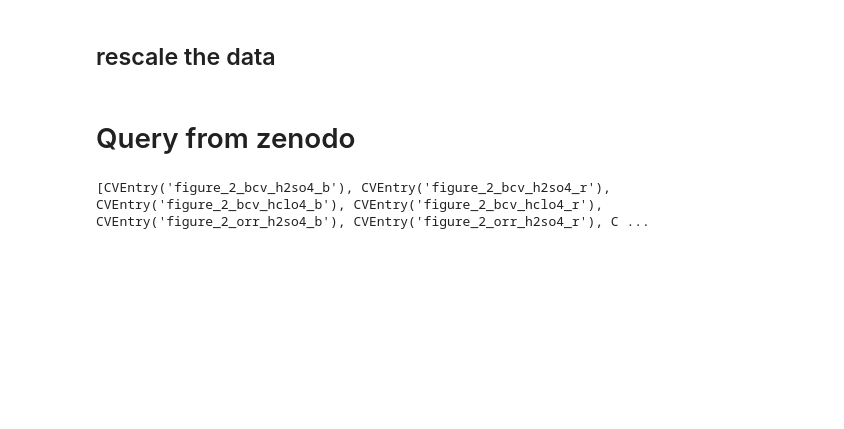
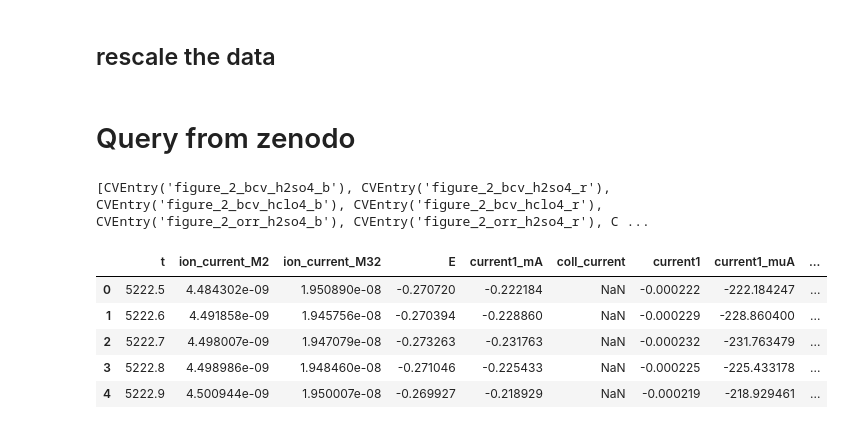
Before and after one commit to DunklesArchipel/ORR_on_Ru0001, a Jupyter notebook: doc/explorer.ipynb, the cells around one changed output. Cells and saved outputs as stored; diff of their text form; code cells hidden in the pictures; blank space fills up the shorter version.

```diff
--- a/doc/explorer.ipynb
+++ b/doc/explorer.ipynb
@@ -52,3 +52,12 @@ zdb
 [CVEntry('figure_2_bcv_h2so4_b'), CVEntry('figure_2_bcv_h2so4_r'), CVEntry('figure_2_bcv_hclo4_b'), CVEntry('figure_2_bcv_hclo4_r'), CVEntry('figure_2_orr_h2so4_b'), CVEntry('figure_2_orr_h2so4_r'), C ...
 # %%
 zdb['figure_2_bcv_h2so4_b'].plot()
+# %%
+zdb['figure_2_bcv_h2so4_b'].df.head()
+# %% [output]
+|  | t | ion_current_M2 | ion_current_M32 | E | current1_mA | coll_current | current1 | current1_muA | ... |
+| 0 | 5222.5 | 4.484302e-09 | 1.950890e-08 | -0.270720 | -0.222184 | NaN | -0.000222 | -222.184247 | ... |
+| 1 | 5222.6 | 4.491858e-09 | 1.945756e-08 | -0.270394 | -0.228860 | NaN | -0.000229 | -228.860400 | ... |
+| 2 | 5222.7 | 4.498007e-09 | 1.947079e-08 | -0.273263 | -0.231763 | NaN | -0.000232 | -231.763479 | ... |
+| 3 | 5222.8 | 4.498986e-09 | 1.948460e-08 | -0.271046 | -0.225433 | NaN | -0.000225 | -225.433178 | ... |
+| 4 | 5222.9 | 4.500944e-09 | 1.950007e-08 | -0.269927 | -0.218929 | NaN | -0.000219 | -218.929461 | ... |
```
